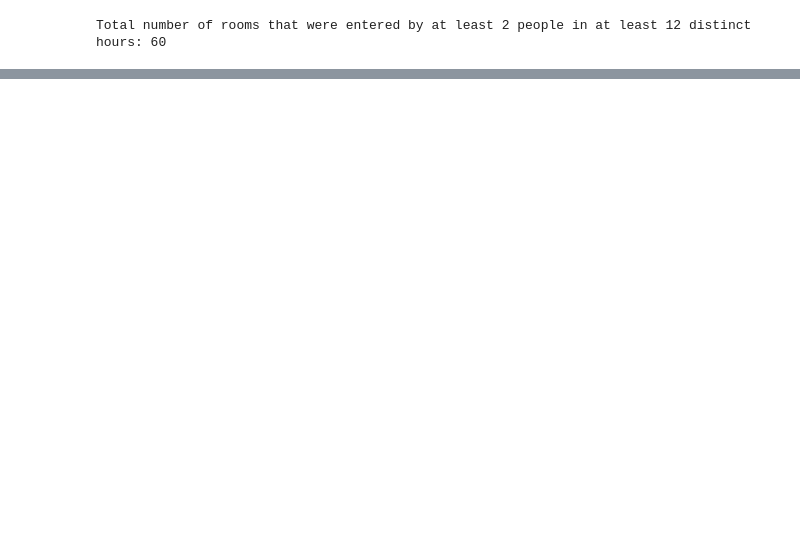
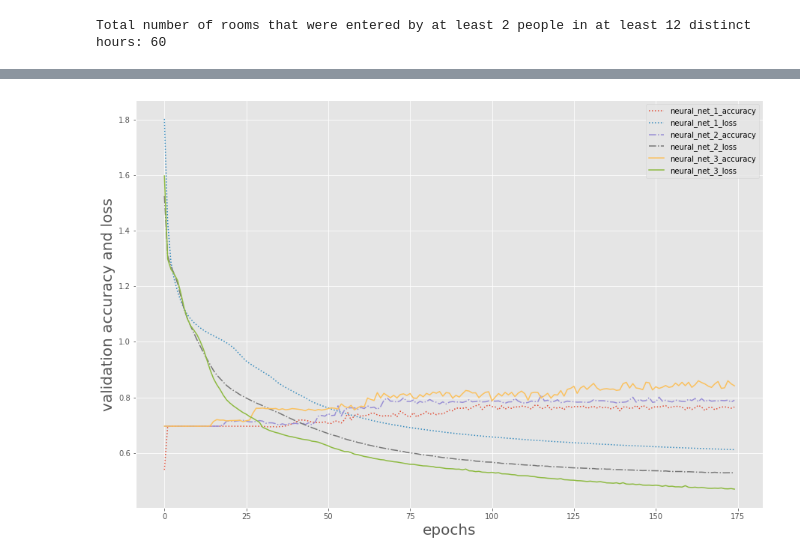
Before and after one commit to christophersingh/Airtime, a Jupyter notebook: Airtime.ipynb, the cells around one changed output, grey strips where cells are left out. Saved outputs shown, nothing was run; the diff lists cells and outputs as text; code cells hidden in the pictures; blank space fills up the shorter version.

```diff
--- a/Airtime.ipynb
+++ b/Airtime.ipynb
@@ -358,0 +500,7 @@ Total number of rooms that were entered by at least 2 people in at least 12 dist
+# %%
+from sklearn import preprocessing
+
+scaler = preprocessing.StandardScaler()
+x_scaled = scaler.fit_transform(X)
+X = pd.DataFrame(x_scaled)
+X
@@ -358,0 +542,8 @@ Total number of rooms that were entered by at least 2 people in at least 12 dist
+# %%
+for model_name, model in models:
+    k_fold_validation = model_selection.KFold(n_splits=10, random_state=42)
+    results = model_selection.cross_val_score(model, X, Y, cv=k_fold_validation, scoring='accuracy')
+    outcome.append(results)
+    model_names.append(model_name)
+    output_message = "%s| Mean=%f STD=%f" % (model_name, results.mean(), results.std())
+    print(output_message)
@@ -358,0 +578,2 @@ Total number of rooms that were entered by at least 2 people in at least 12 dist
+# %%
+X_train, X_test, Y_train, Y_test = train_test_split(X, Y, test_size=0.3, random_state=2)
@@ -358,0 +625,6 @@ Total number of rooms that were entered by at least 2 people in at least 12 dist
+# %%
+from keras.layers import Dense, Dropout, Activation
+from keras.optimizers import SGD
+from keras.utils.np_utils import to_categorical
+Y_train = to_categorical(Y_train, 10)
+Y_test = to_categorical(Y_test, 10)
@@ -358,0 +677,22 @@ Total number of rooms that were entered by at least 2 people in at least 12 dist
+# %%
+fig, (ax1) = plt.subplots(1, figsize=(15, 10))
+
+for model_name in history_dict:
+    val_acc = history_dict[model_name][0].history['val_accuracy']
+    val_loss = history_dict[model_name][0].history['val_loss']
+    if(model_name in "neural_net_1"):
+        ax1.plot(val_acc, label="neural_net_1_accuracy", linestyle='dotted')
+        ax1.plot(val_loss, label="neural_net_1_loss", linestyle='dotted')
+    if(model_name in "neural_net_2"):
+        ax1.plot(val_acc, label="neural_net_2_accuracy", linestyle='-.')
+        ax1.plot(val_loss, label="neural_net_2_loss", linestyle='-.')
+    if(model_name in "neural_net_3"):
+        ax1.plot(val_acc, label="neural_net_3_accuracy", linestyle='solid')
+        ax1.plot(val_loss, label="neural_net_3_loss", linestyle='solid')
+
+ax1.set_ylabel('validation accuracy and loss', fontsize=20)
+ax1.set_xlabel('epochs', fontsize=20)
+ax1.legend()
+plt.show()
+# %% [output]
+[figure, added]
```
Also changed, not shown: parts of 26 cells of this notebook.
